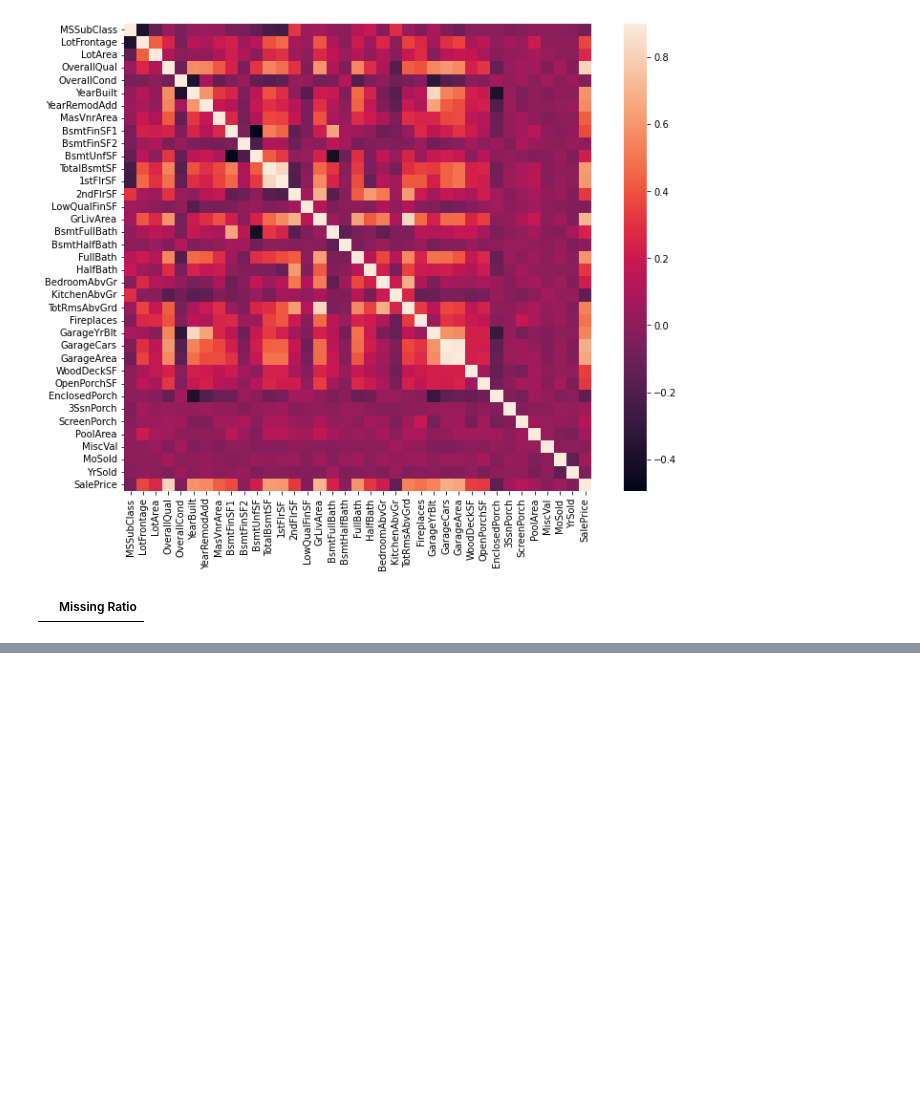
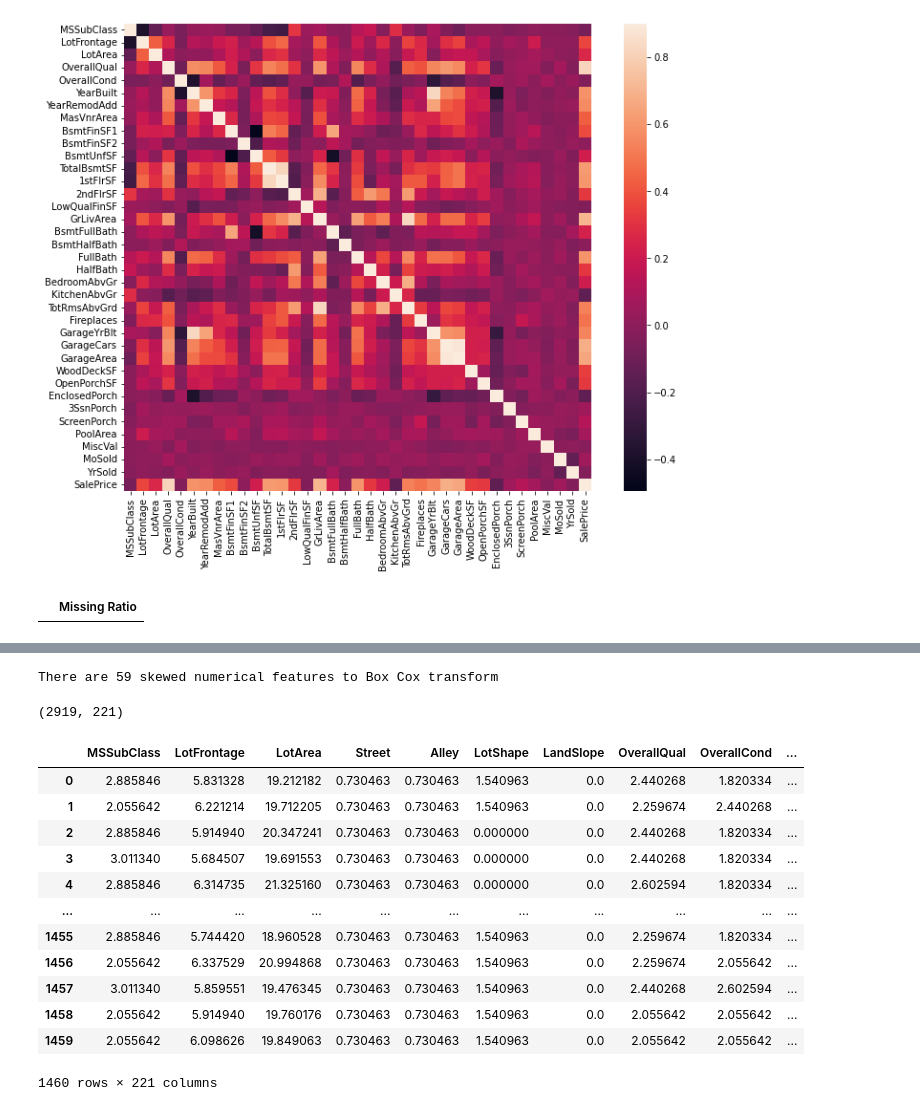
Before and after one commit to minhaz-engg/House-Prices---Advanced-Regression-Techniques, a Jupyter notebook: my-practice-3.ipynb, the cells around one changed output, grey strips where cells are left out. Cells and saved outputs as stored; diff of their text form; code cells hidden in the pictures; blank space fills up the shorter version.

```diff
--- a/my-practice-3.ipynb
+++ b/my-practice-3.ipynb
@@ -248,0 +276,8 @@ missing_data.head()
+# %%
+numeric_feats = all_data.dtypes[all_data.dtypes != "object"].index
+
+# Check the skew of all numerical features
+skewed_feats = all_data[numeric_feats].apply(lambda x: skew(x.dropna())).sort_values(ascending=False)
+print("\nSkew in numerical features: \n")
+skewness = pd.DataFrame({'Skew' :skewed_feats})
+skewness.head(10)
@@ -248,0 +297,36 @@ missing_data.head()
+# %%
+skewness = skewness[abs(skewness) > 0.75]
+print("There are {} skewed numerical features to Box Cox transform".format(skewness.shape[0]))
+
+from scipy.special import boxcox1p
+skewed_features = skewness.index
+lam = 0.15
+for feat in skewed_features:
+    #all_data[feat] += 1
+    all_data[feat] = boxcox1p(all_data[feat], lam)
+# %% [output]
+There are 59 skewed numerical features to Box Cox transform
+# %%
+all_data = pd.get_dummies(all_data)
+print(all_data.shape)
+# %% [output]
+(2919, 221)
+# %%
+train = all_data[:ntrain]
+test = all_data[ntrain:]
+# %%
+train
+# %% [output]
+|  | MSSubClass | LotFrontage | LotArea | Street | Alley | LotShape | LandSlope | OverallQual | OverallCond | ... |
+| 0 | 2.885846 | 5.831328 | 19.212182 | 0.730463 | 0.730463 | 1.540963 | 0.0 | 2.440268 | 1.820334 | ... |
+| 1 | 2.055642 | 6.221214 | 19.712205 | 0.730463 | 0.730463 | 1.540963 | 0.0 | 2.259674 | 2.440268 | ... |
+| 2 | 2.885846 | 5.914940 | 20.347241 | 0.730463 | 0.730463 | 0.000000 | 0.0 | 2.440268 | 1.820334 | ... |
+| 3 | 3.011340 | 5.684507 | 19.691553 | 0.730463 | 0.730463 | 0.000000 | 0.0 | 2.440268 | 1.820334 | ... |
+| 4 | 2.885846 | 6.314735 | 21.325160 | 0.730463 | 0.730463 | 0.000000 | 0.0 | 2.602594 | 1.820334 | ... |
+| ... | ... | ... | ... | ... | ... | ... | ... | ... | ... | ... |
+| 1455 | 2.885846 | 5.744420 | 18.960528 | 0.730463 | 0.730463 | 1.540963 | 0.0 | 2.259674 | 1.820334 | ... |
+| 1456 | 2.055642 | 6.337529 | 20.994868 | 0.730463 | 0.730463 | 1.540963 | 0.0 | 2.259674 | 2.055642 | ... |
+| 1457 | 3.011340 | 5.859551 | 19.476345 | 0.730463 | 0.730463 | 1.540963 | 0.0 | 2.440268 | 2.602594 | ... |
+| 1458 | 2.055642 | 5.914940 | 19.760176 | 0.730463 | 0.730463 | 1.540963 | 0.0 | 2.055642 | 2.055642 | ... |
+| 1459 | 2.055642 | 6.098626 | 19.849063 | 0.730463 | 0.730463 | 1.540963 | 0.0 | 2.055642 | 2.055642 | ... |
+1460 rows × 221 columns
```
Also changed, not shown: parts of 7 cells of this notebook.
